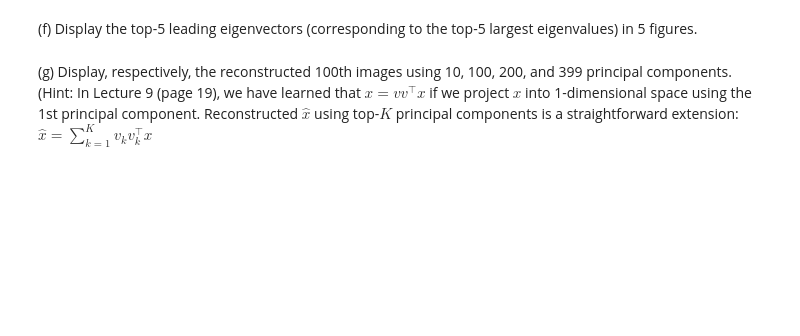
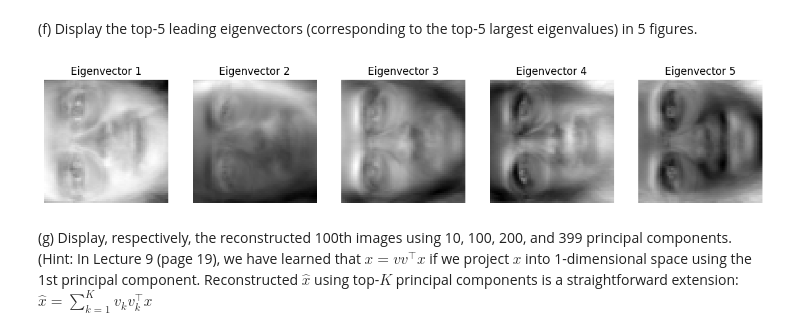
Before and after one commit to hpharen/4442-Assignments, a Jupyter notebook: Assignment 2/4442 Assignment 2 - hpate269.ipynb, the cells around one changed output. Cells and saved outputs as stored; diff of their text form; code cells hidden in the pictures; blank space fills up the shorter version.

```diff
--- a/Assignment 2/4442 Assignment 2 - hpate269.ipynb
+++ b/Assignment 2/4442 Assignment 2 - hpate269.ipynb
@@ -100,4 +142,13 @@ machine learning toolbox. Sort the eigenvalues in a descending order and plot th
 # %% [markdown]
 (f) Display the top-5 leading eigenvectors (corresponding to the top-5 largest eigenvalues) in 5 figures.
+# %%
+fig, axes = plt.subplots(1, 5, figsize=(15, 5))
+for i in range(5):
+    axes[i].imshow(pca.components_[i].reshape(64, 64), cmap='gray')
+    axes[i].set_title(f"Eigenvector {i+1}")
+    axes[i].axis('off')
+plt.show()
+# %% [output]
+[figure, added]
 # %% [markdown]
 (g) Display, respectively, the reconstructed 100th images using 10, 100, 200, and 399 principal components. (Hint: In Lecture 9 (page 19), we have learned that $x = v v^\top x$ if we project $x$ into 1-dimensional space using the 1st principal component. Reconstructed $\hat{x}$ using top-$K$ principal components is a straightforward extension: $\hat{x} = \sum_{k=1}^{K} v_k v_k^\top x$
```
Also changed, not shown: parts of 8 cells of this notebook.
